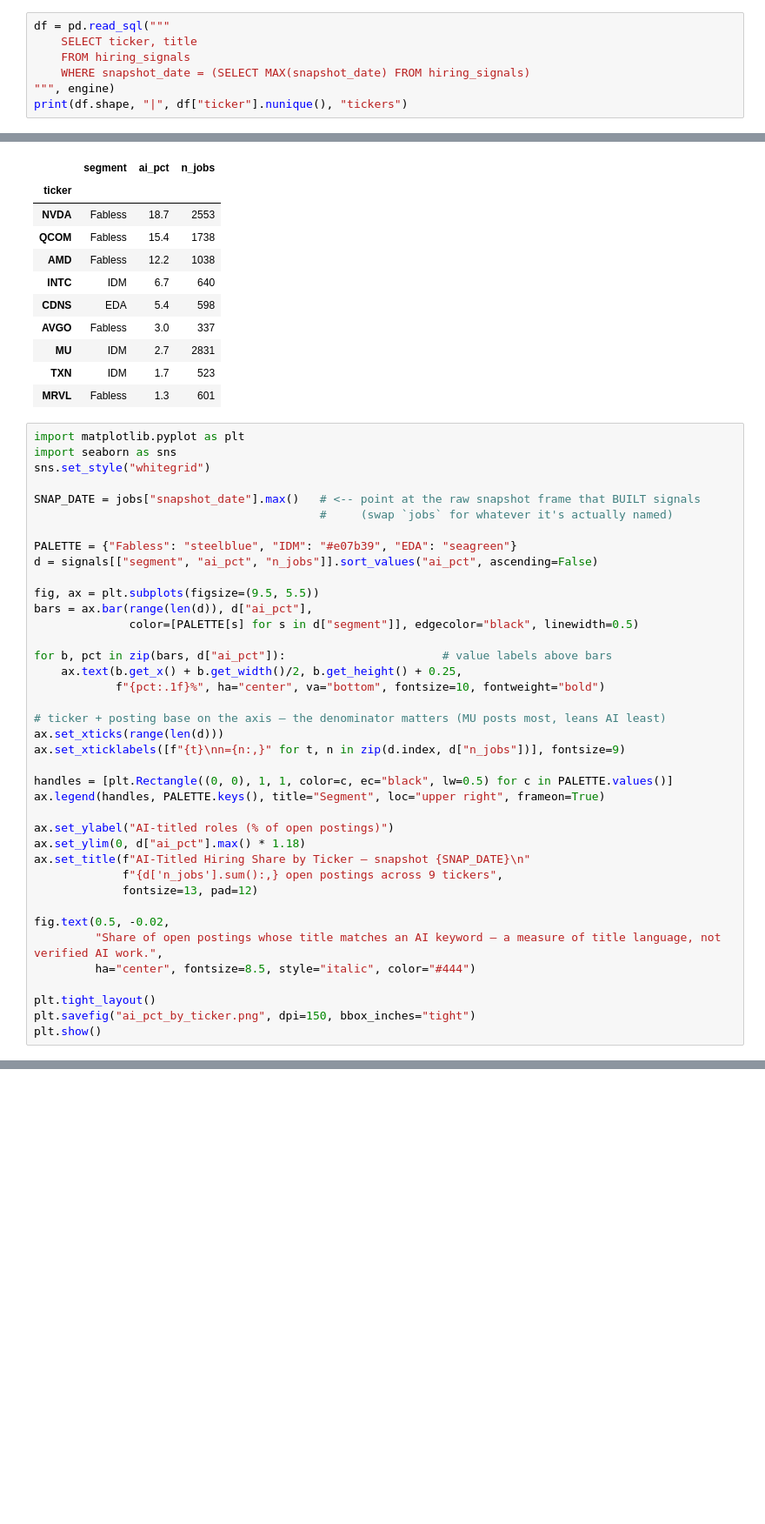
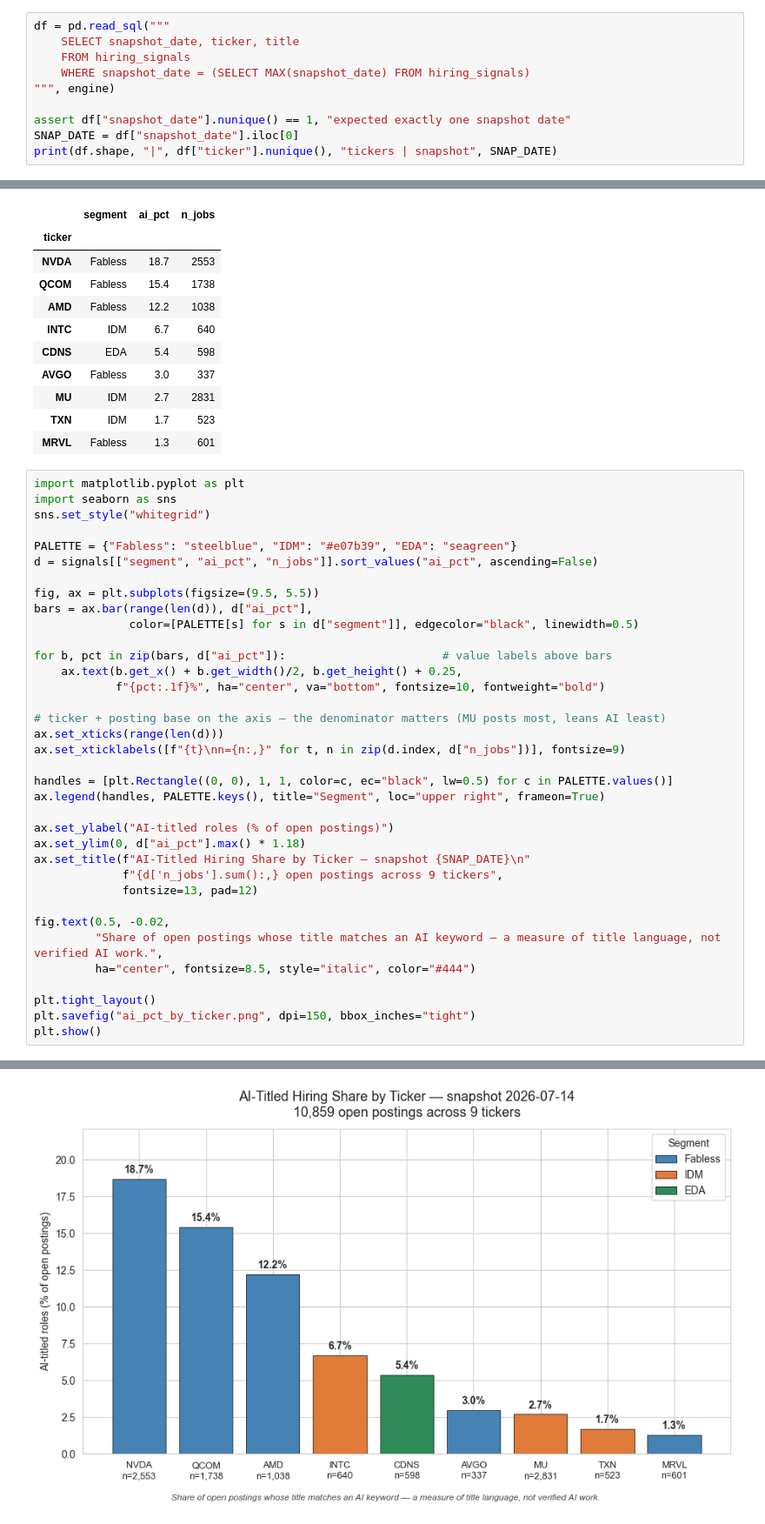
Before and after one commit to johanndeboda/sector-signals, a Jupyter notebook: analysis/20_cross_signals.ipynb, the cells around one changed output, grey strips where cells are left out. Shown at 87% size. Drawn from its saved outputs; the diff is of its cells as text; blank space fills up the shorter version.

Commit message:
cross-signal: carry snapshot date through load; render AI-share chart

```diff
--- a/analysis/20_cross_signals.ipynb
+++ b/analysis/20_cross_signals.ipynb
@@ -41,9 +41,12 @@ TXN     19
 Hiring Snapshot completeness verificiation
 # %%
 df = pd.read_sql("""
-    SELECT ticker, title
+    SELECT snapshot_date, ticker, title
     FROM hiring_signals
     WHERE snapshot_date = (SELECT MAX(snapshot_date) FROM hiring_signals)
 """, engine)
-print(df.shape, "|", df["ticker"].nunique(), "tickers")
+
+assert df["snapshot_date"].nunique() == 1, "expected exactly one snapshot date"
+SNAP_DATE = df["snapshot_date"].iloc[0]
+print(df.shape, "|", df["ticker"].nunique(), "tickers | snapshot", SNAP_DATE)
 # %% [output]
@@ -336,9 +337,6 @@ signals[["segment", "ai_pct", "n_jobs"]].sort_values("ai_pct", ascending=False).
 import matplotlib.pyplot as plt
 import seaborn as sns
 sns.set_style("whitegrid")
-
-SNAP_DATE = jobs["snapshot_date"].max()   # <-- point at the raw snapshot frame that BUILT signals
-                                          #     (swap `jobs` for whatever it's actually named)
 
 PALETTE = {"Fabless": "steelblue", "IDM": "#e07b39", "EDA": "seagreen"}
 d = signals[["segment", "ai_pct", "n_jobs"]].sort_values("ai_pct", ascending=False)
@@ -375,0 +373 @@ NameError: name 'jobs' is not defined
+[figure, added]
```
Also changed, not shown: parts of 4 cells of this notebook.
